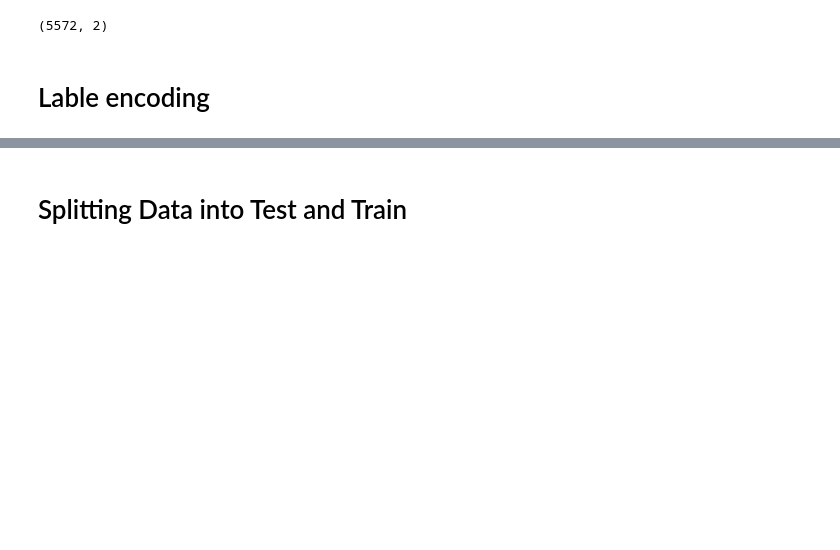
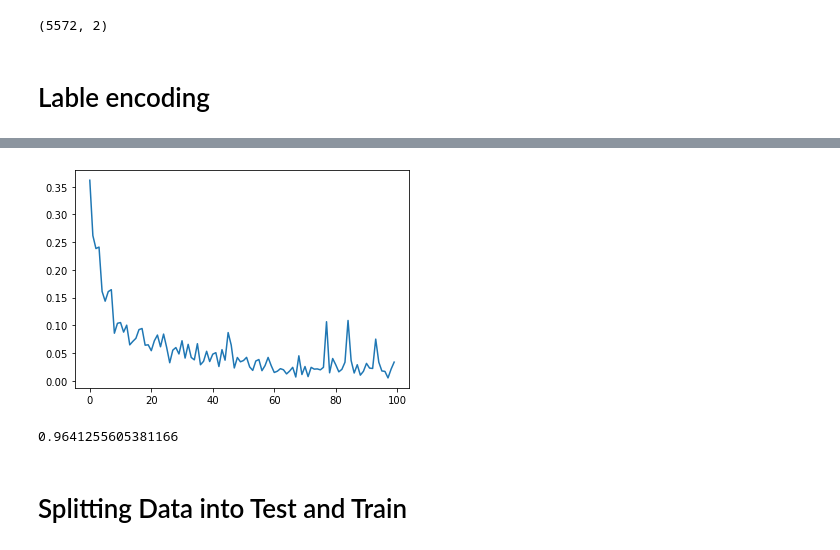
Before and after one commit to D3STRON/Machine-Learing-Projects, a Jupyter notebook: Spam Mail Detection/Spam_email_detection.ipynb, the cells around one changed output, grey strips where cells are left out. Saved outputs shown, nothing was run; the diff lists cells and outputs as text; code cells hidden in the pictures; blank space fills up the shorter version.

```diff
--- a/Spam Mail Detection/Spam_email_detection.ipynb
+++ b/Spam Mail Detection/Spam_email_detection.ipynb
@@ -45,0 +72,14 @@ X, Y = mail_data['Message'], mail_data['Category']
+# %%
+X_vector = np.array(X_vector)
+X_train, X_test, Y_train, Y_test = train_test_split(X_vector, Y, test_size=0.2, random_state= 3)
+
+Y_train = Y_train.astype("int64")
+Y_test = Y_test.astype("int64")
+
+Y_train = torch.from_numpy(Y_train.values)
+Y_test = torch.from_numpy(Y_test.values)
+
+Y_test = Y_test.view(Y_test.shape[0],1)
+Y_train = Y_train.view(Y_train.shape[0],1)
+
+print(X_train.shape, X_test.shape)
@@ -45,0 +88,22 @@ X, Y = mail_data['Message'], mail_data['Category']
+# %%
+class RNN(nn.Module):
+    def __init__(self, input_size, hidden_dims,  hidden_size, output_size):
+        super(RNN, self).__init__()
+
+        self.hidden_size = hidden_size
+        self.i2h_ = nn.Linear(input_size + hidden_size, hidden_dims)
+        self.h_2h = nn.Linear(hidden_dims, hidden_size)
+        self.i2h = nn.Linear(input_size + hidden_size, hidden_dims)
+        self.h2o = nn.Linear(hidden_dims, output_size)
+        self.softmax = nn.LogSoftmax(dim= 1)
+
+    def forward(self, input_tensor, hidden_tensor):
+        combined = torch.cat((input_tensor, hidden_tensor), 1)
+        hidden1  = self.i2h_(combined)
+        hidden = self.h_2h(hidden1)
+        hidden2 = self.i2h(combined)
+        output = self.softmax(self.h2o(hidden2))
+        return output, hidden
+
+    def init_hidden(self):
+        return torch.zeros(1, self.hidden_size)
@@ -46,3 +174,25 @@ X, Y = mail_data['Message'], mail_data['Category']
+# %%
+plt.figure()
+plt.plot(all_losses)
+plt.show()
+# %% [output]
+[figure, added]
+# %%
+correct = 0
+y_pred = []
+y_true = []
+for i , doc  in enumerate(X_test):
+    hidden = rnn.init_hidden()
+    for word_tensor in doc:
+        output, hidden = rnn(word_tensor, hidden)
+    guess  = category_from_output(output)
+    y_pred.append(guess)
+    y_true.append(Y_test[i].item())
+    if guess == Y_test[i].item():
+        correct += 1
+print(correct/ Y_test.shape[0])
+# %% [output]
+0.9641255605381166
 # %% [markdown]
 # Splitting Data into Test and Train
 # %%
```
Also changed, not shown: parts of 4 cells of this notebook, 1 other file.
